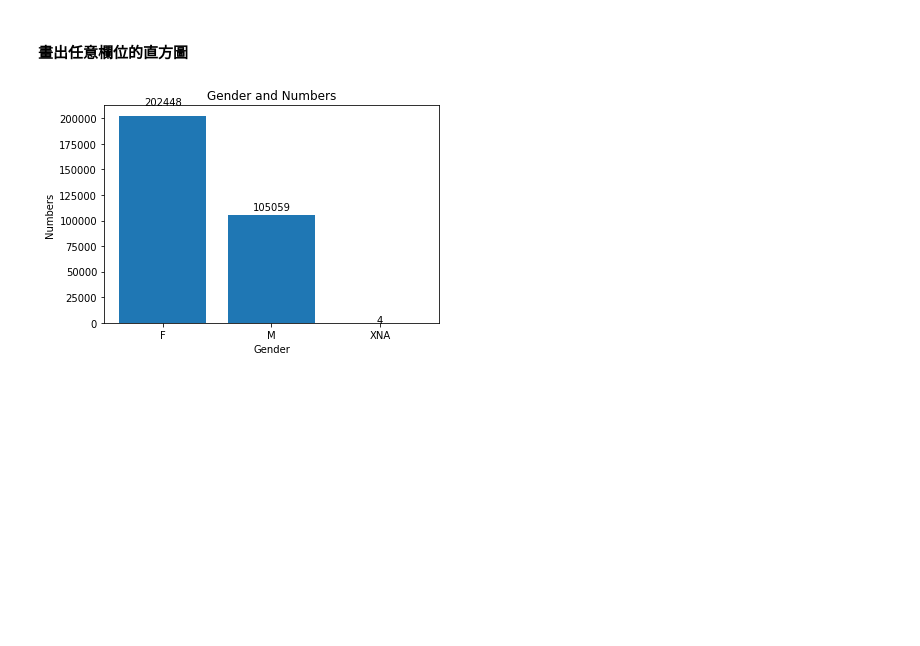
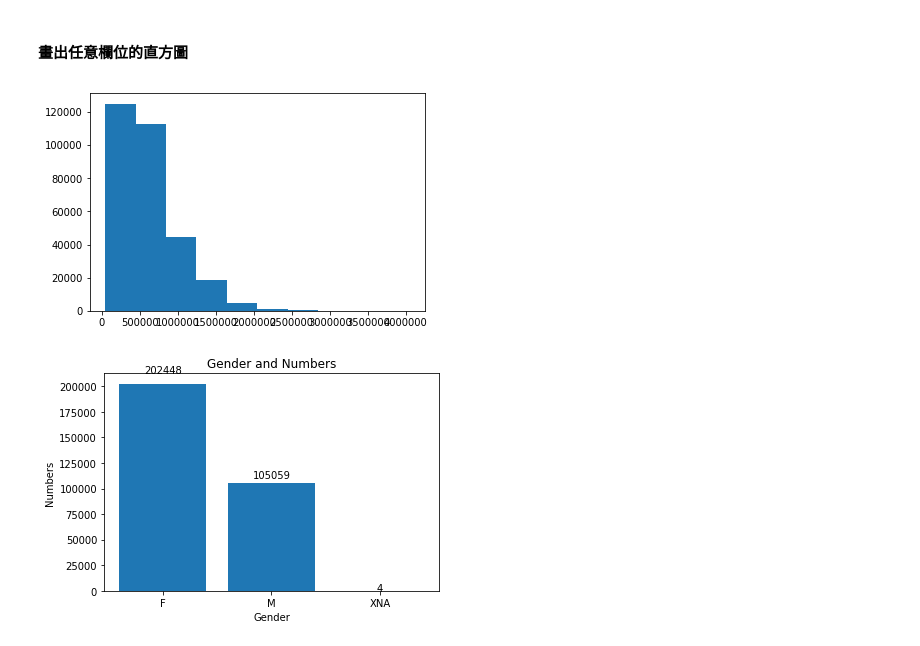
Before and after one commit to a19091908/2nd-ML100Days, a Jupyter notebook: homework/Day_005_HW.ipynb, the cells around one changed output. Cells and saved outputs as stored; diff of their text form; code cells hidden in the pictures; blank space fills up the shorter version.

```diff
--- a/homework/Day_005_HW.ipynb
+++ b/homework/Day_005_HW.ipynb
@@ -58,6 +58,12 @@ max      258025.500000
 Name: AMT_ANNUITY, dtype: float64
 # %% [markdown]
 #### 畫出任意欄位的直方圖
+# %%
+x = app_train['AMT_CREDIT']
+plt.hist(x.to_list(),range =  (x.min(), x.max()))
+plt.show()
+# %% [output]
+[figure, added]
 # %%
 # set the text above the bar
 def createLabels(data):
```
Also changed, not shown: parts of 1 cell of this notebook, 1 other file.
